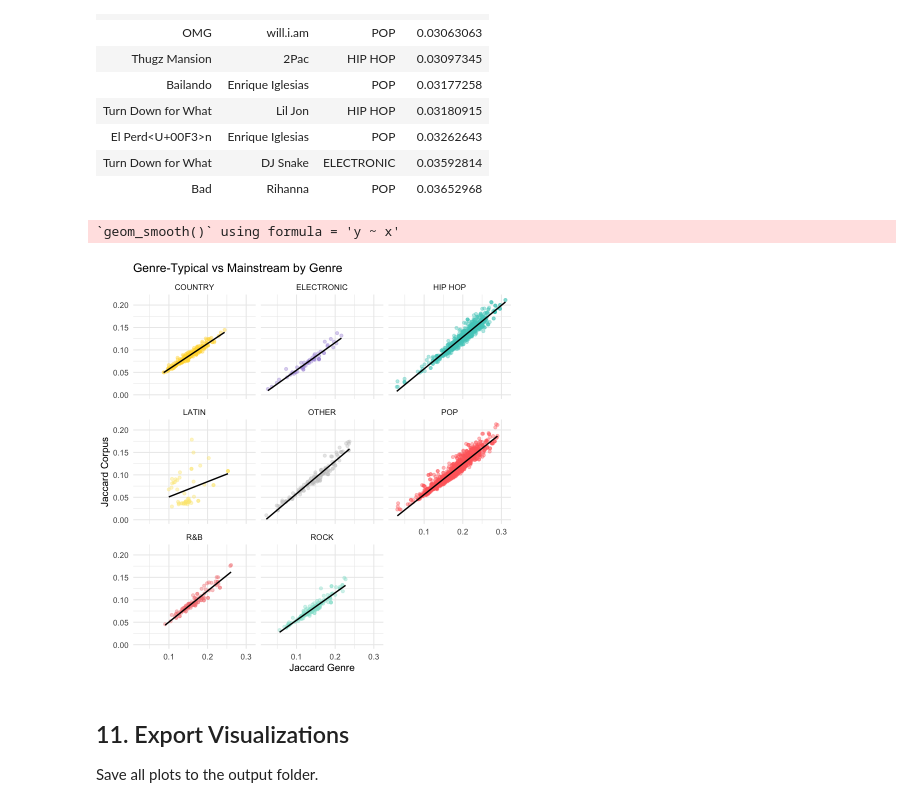
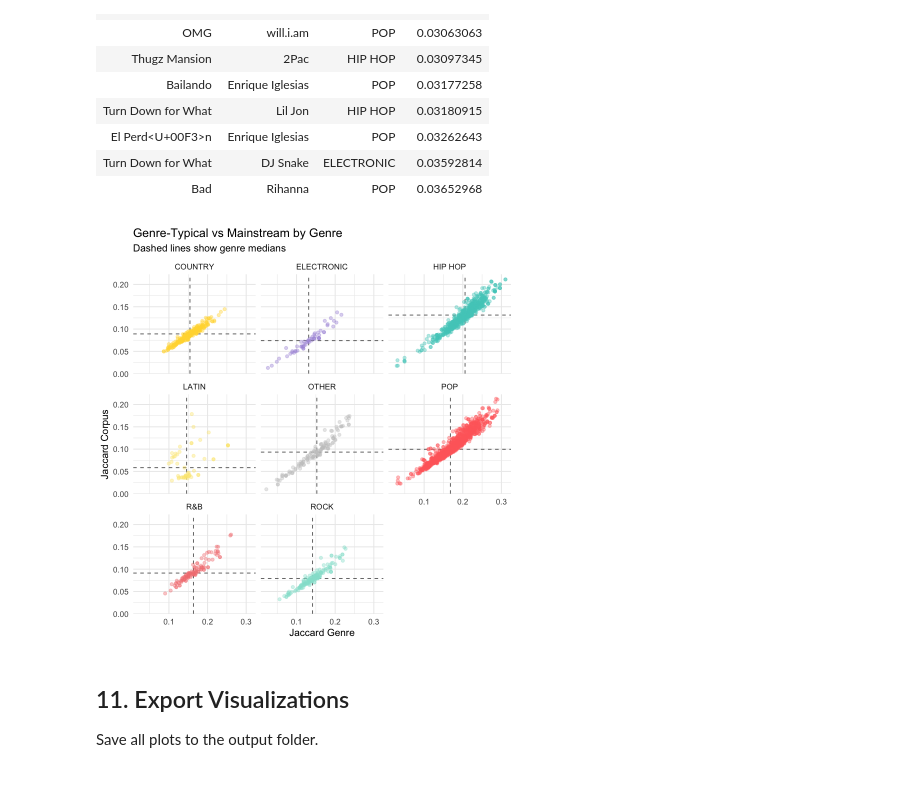
Before and after one commit to klorine28/datasci-vis, a Jupyter notebook: analysis and vizualisation/analysis/lexical_analysis.ipynb, the cells around one changed output. Saved outputs shown, nothing was run; the diff lists cells and outputs as text; code cells hidden in the pictures.

```diff
--- a/analysis and vizualisation/analysis/lexical_analysis.ipynb
+++ b/analysis and vizualisation/analysis/lexical_analysis.ipynb
@@ -777,18 +757,29 @@ A tibble: 10 x 4
 | Turn Down for What | DJ Snake | ELECTRONIC | 0.03592814 |
 | Bad | Rihanna | POP | 0.03652968 |
 # %%
-# Jaccard by genre faceted
+# Jaccard by genre faceted with median reference lines
+jaccard_medians <- df_analysis %>%
+  group_by(macro_genre) %>%
+  summarise(
+    median_jaccard_genre = median(jaccard_genre, na.rm = TRUE),
+    median_jaccard_corpus = median(jaccard_corpus, na.rm = TRUE),
+    .groups = "drop"
+  )
+
 ggplot(df_analysis, aes(x = jaccard_genre, y = jaccard_corpus)) +
+  geom_vline(data = jaccard_medians, aes(xintercept = median_jaccard_genre),
+             linetype = "dashed", color = "gray40", linewidth = 0.5) +
+  geom_hline(data = jaccard_medians, aes(yintercept = median_jaccard_corpus),
+             linetype = "dashed", color = "gray40", linewidth = 0.5) +
   geom_point(aes(color = macro_genre), alpha = 0.4, size = 1.5) +
-  geom_smooth(method = "lm", se = FALSE, color = "black", linewidth = 0.8) +
   scale_color_manual(values = genre_colors) +
   facet_wrap(~macro_genre, ncol = 3) +
   labs(title = "Genre-Typical vs Mainstream by Genre",
+       subtitle = "Dashed lines show genre medians",
        x = "Jaccard Genre", y = "Jaccard Corpus") +
   theme(legend.position = "none")
 # %% [output]
-`geom_smooth()` using formula = 'y ~ x'
-[figure, old version]
+[figure, new version]
 # %% [markdown]
 ## 11. Export Visualizations
 
```
Also changed, not shown: parts of 9 cells of this notebook, 4 other files.
